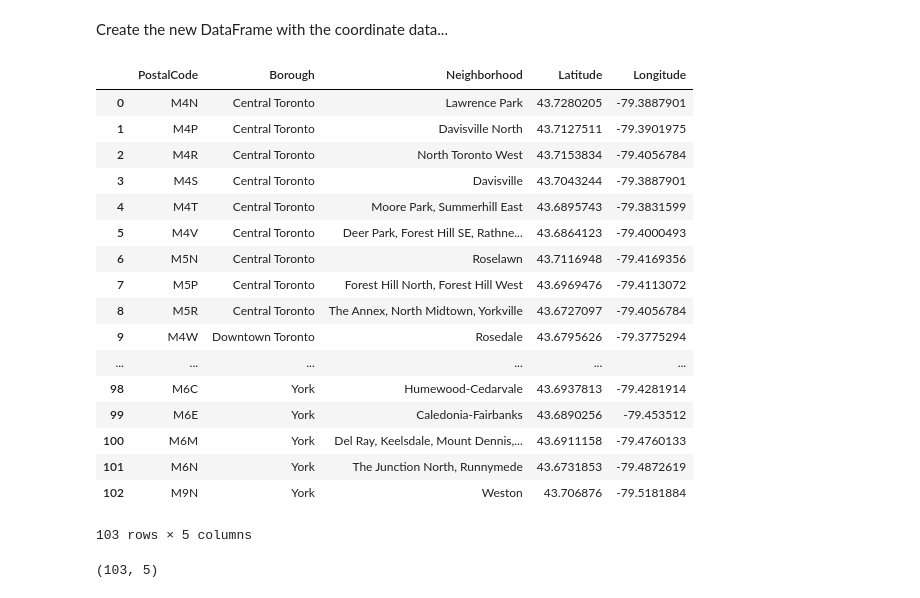
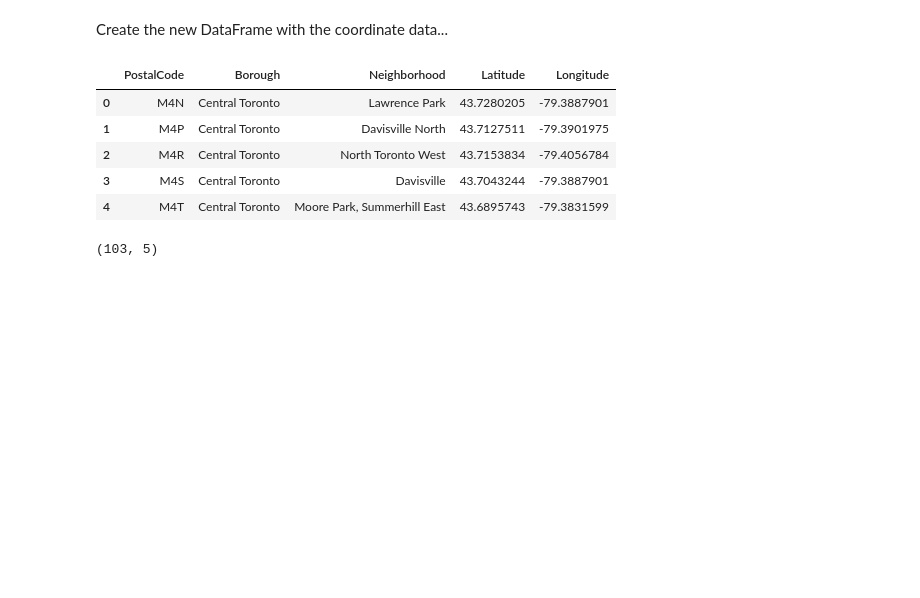
Before and after one commit to dbdweeb/Coursera_Capstone, a Jupyter notebook: week3_capstone_project_part3.ipynb, the cells around one changed output. Saved outputs shown, nothing was run; the diff lists cells and outputs as text; code cells hidden in the pictures; blank space fills up the shorter version.

```diff
--- a/week3_capstone_project_part3.ipynb
+++ b/week3_capstone_project_part3.ipynb
@@ -146,26 +134,14 @@ l_hoods[:5]
 Create the new DataFrame with the coordinate data...
 # %%
 coord_df = pd.DataFrame(l_hoods, columns=['PostalCode', 'Borough', 'Neighborhood', 'Latitude', 'Longitude'])
-coord_df
+coord_df.head()
 # %% [output]
 |  | PostalCode | Borough | Neighborhood | Latitude | Longitude |
 | 0 | M4N | Central Toronto | Lawrence Park | 43.7280205 | -79.3887901 |
 | 1 | M4P | Central Toronto | Davisville North | 43.7127511 | -79.3901975 |
 | 2 | M4R | Central Toronto | North Toronto West | 43.7153834 | -79.4056784 |
 | 3 | M4S | Central Toronto | Davisville | 43.7043244 | -79.3887901 |
 | 4 | M4T | Central Toronto | Moore Park, Summerhill East | 43.6895743 | -79.3831599 |
-| 5 | M4V | Central Toronto | Deer Park, Forest Hill SE, Rathne... | 43.6864123 | -79.4000493 |
-| 6 | M5N | Central Toronto | Roselawn | 43.7116948 | -79.4169356 |
-| 7 | M5P | Central Toronto | Forest Hill North, Forest Hill West | 43.6969476 | -79.4113072 |
-| 8 | M5R | Central Toronto | The Annex, North Midtown, Yorkville | 43.6727097 | -79.4056784 |
-| 9 | M4W | Downtown Toronto | Rosedale | 43.6795626 | -79.3775294 |
-| ... | ... | ... | ... | ... | ... |
-| 98 | M6C | York | Humewood-Cedarvale | 43.6937813 | -79.4281914 |
-| 99 | M6E | York | Caledonia-Fairbanks | 43.6890256 | -79.453512 |
-| 100 | M6M | York | Del Ray, Keelsdale, Mount Dennis,... | 43.6911158 | -79.4760133 |
-| 101 | M6N | York | The Junction North, Runnymede | 43.6731853 | -79.4872619 |
-| 102 | M9N | York | Weston | 43.706876 | -79.5181884 |
-103 rows × 5 columns
 # %%
 coord_df.shape
 # %% [output]
```
Also changed, not shown: parts of 2 cells of this notebook.
